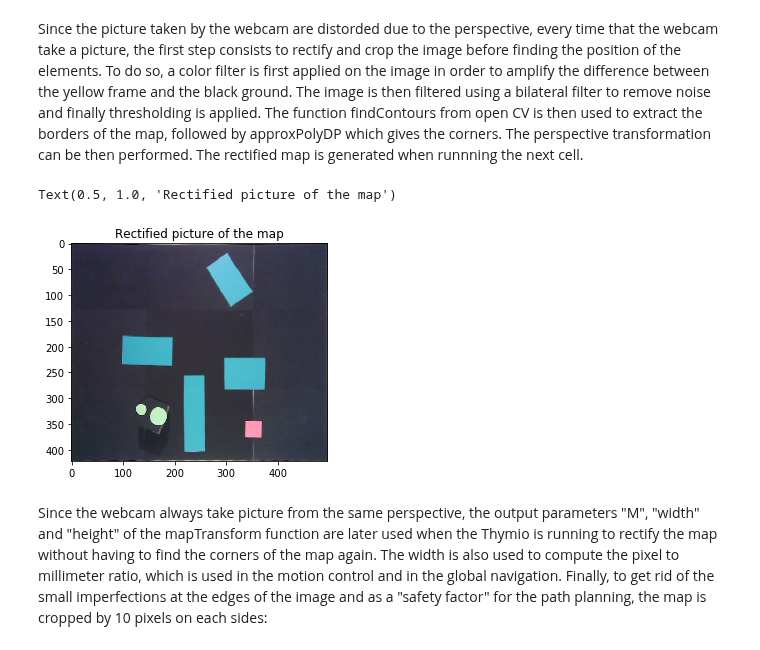
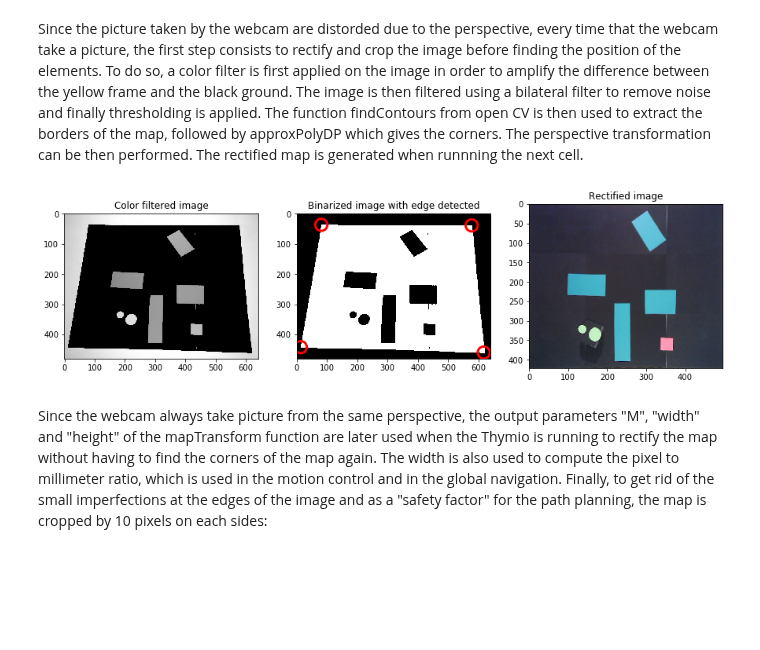
Before and after one commit to RobinJunod/Project_thymio, a Jupyter notebook: main.ipynb, the cells around one changed output. Cells and saved outputs as stored; diff of their text form; code cells hidden in the pictures; blank space fills up the shorter version.

Commit message:
Updated report vision part

```diff
--- a/main.ipynb
+++ b/main.ipynb
@@ -58,14 +58,66 @@ Text(0.5, 1.0, 'Raw picture of the map')
 [figure]
 # %% [markdown]
 Since the picture taken by the webcam are distorded due to the perspective, every time that the webcam take a picture, the first step consists to rectify and crop the image before finding the position of the elements. To do so, a color filter is first applied on the image in order to amplify the difference between the yellow frame and the black ground. The image is then filtered using a bilateral filter to remove noise and finally thresholding is applied. The function findContours from open CV is then used to extract the borders of the map, followed by approxPolyDP which gives the corners. The perspective transformation can be then performed. The rectified map is generated when runnning the next cell.
-# %%
-recMap, M, width, height = vision.mapTransform(img, vision.YELLOW_L, vision.YELLOW_H)
-plt.figure()
-plt.imshow(recMap[:,:,::-1])
-plt.title('Rectified picture of the map')
-# %% [output]
-Text(0.5, 1.0, 'Rectified picture of the map')
-[figure, removed]
+# %%
+# Map tranform function
+hsv, mask, field = vision.colorFilter(img, vision.YELLOW_L, vision.YELLOW_H)
+
+field_gray = cv2.cvtColor(field, cv2.COLOR_BGR2GRAY)
+# noise
+filtered_img = cv2.bilateralFilter(field_gray,3,75,75)
+# binary
+binary_img = cv2.threshold(filtered_img, 20, 255, cv2.THRESH_BINARY_INV)[1]
+
+# find contours of MAP
+contours, _ = cv2.findContours(binary_img.astype(np.uint8), cv2.RETR_TREE, cv2.CHAIN_APPROX_SIMPLE)
+approx_cont = []
+
+for cnt in contours:
+    approx = cv2.approxPolyDP(cnt, 0.03*cv2.arcLength(cnt, True), True)
+    area = cv2.contourArea(approx)
+    # Criteria on the area to get only the external frame and not the obstacle or thymio if color filter did not work fine
+    if (binary_img.shape[0]*binary_img.shape[1]/2 < area < binary_img.shape[0]*binary_img.shape[1]):
+        approx_cont.append(approx.reshape(-1, 2))
+
+# Correction of the perspective
+# First find the corners and figure out which one is which (top left / top right etc.)
+corners_tmp = approx_cont[0]
+corners_sorted = corners_tmp[corners_tmp[:, 1].argsort()]
+corners_top = corners_sorted[0:2,:]
+C_top_left = corners_top[corners_top[:, 0].argsort()][0,:]
+C_top_right = corners_top[corners_top[:, 0].argsort()][1,:]
+corners_bot = corners_sorted[2:,:]
+C_bot_left = corners_bot[corners_bot[:, 0].argsort()][0,:]
+C_bot_right = corners_bot[corners_bot[:, 0].argsort()][1,:]
+pts1 = np.float32([C_top_left, C_bot_left, C_bot_right, C_top_right])
+#Target Points
+t1 = pts1[0,0] #corner top left
+t2 = pts1[0,1]
+r1 = pts1[3,0] #corner top right
+r2 = pts1[3,1]
+b1 = pts1[2,0] #corner bottom right
+b2 = pts1[2,1]
+width = m.floor(m.sqrt((r1 - t1) ** 2 + (r2 - t2) ** 2))
+height = m.floor(m.sqrt((b1 - r1) ** 2 + (b2 - r2) ** 2))
+pts2 = np.float32([[0, 0], [0, height], [width, height], [width, 0]])
+M = cv2.getPerspectiveTransform(pts1.astype(np.float32), pts2)
+dst = cv2.warpPerspective(img, M, (width, height))
+
+## Rescaling image (between width and height)
+recMap = dst[0:height, 0:width]
+## Plot
+fig, (ax1, ax2, ax3) = plt.subplots(1,3, figsize = (15,8))
+ax1.imshow(filtered_img, cmap='gray')
+ax2.imshow(binary_img, cmap='gray')
+ax3.imshow(recMap[:,:,::-1])
+ax1.set_title('Color filtered image')
+ax2.set_title('Binarized image with edge detected')
+ax3.set_title('Rectified image')
+for edge in approx_cont[0]:
+    circle = plt.Circle(edge, 20, color='r', fill=False, linewidth=3)
+    ax2.add_patch(circle)
+# %% [output]
+[figure, added]
 # %% [markdown]
 Since the webcam always take picture from the same perspective, the output parameters "M", "width" and "height" of the mapTransform function are later used when the Thymio is running to rectify the map without having to find the corners of the map again. The width is also used to compute the pixel to millimeter ratio, which is used in the motion control and in the global navigation.
 Finally, to get rid of the small imperfections at the edges of the image and as a "safety factor" for the path planning, the map is cropped by 10 pixels on each sides:
```
Also changed, not shown: parts of 7 cells of this notebook.
